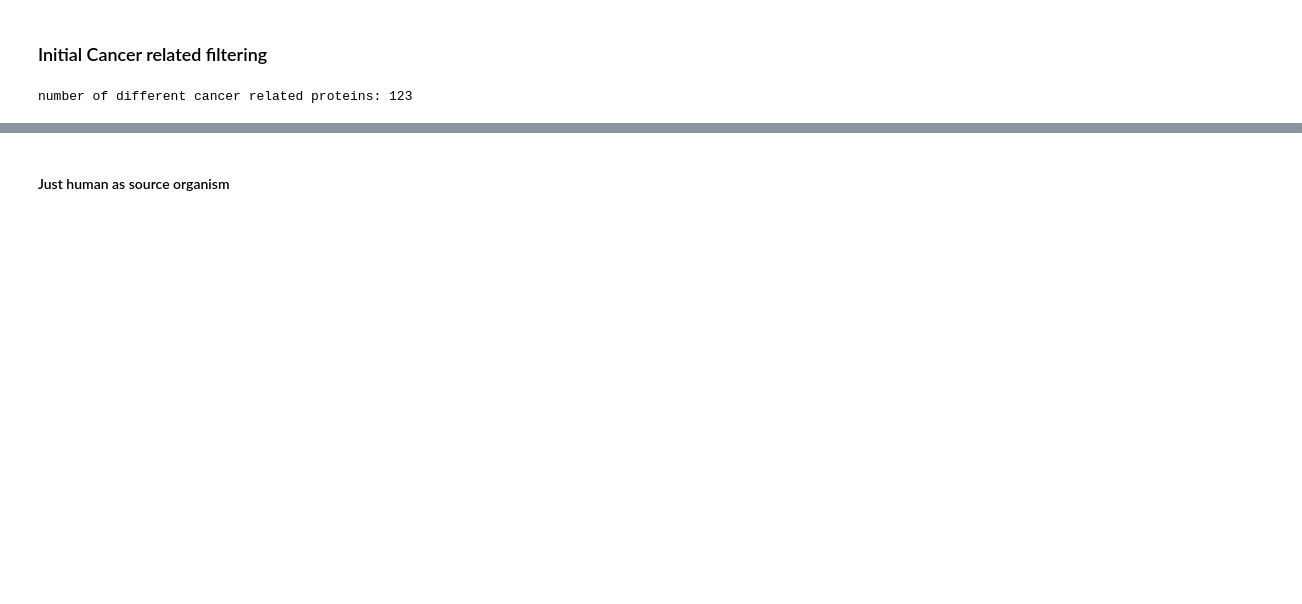
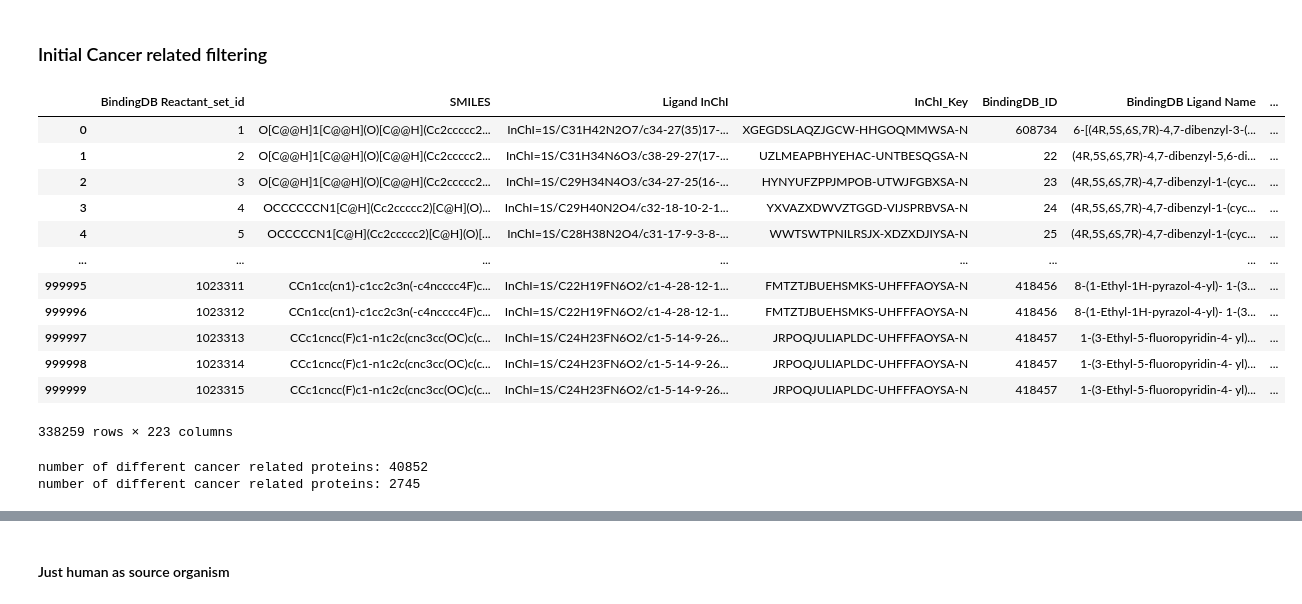
Before and after one commit to matheogodenzi/HyperBabbage, a Jupyter notebook: ADA_project_preprocessing_NEW.ipynb, the cells around one changed output, grey strips where cells are left out. Cells and saved outputs as stored; diff of their text form; code cells hidden in the pictures; blank space fills up the shorter version.

```diff
--- a/ADA_project_preprocessing_NEW.ipynb
+++ b/ADA_project_preprocessing_NEW.ipynb
@@ -126,5 +180,26 @@ filtered_df_with_target_name = merged_df[merged_df[["Target Name", "UniProt (Swi
+# %%
+filtered_df
+# %% [output]
+|  | BindingDB Reactant_set_id | SMILES | Ligand InChI | InChI_Key | BindingDB_ID | BindingDB Ligand Name | ... |
+| 0 | 1 | O[C@@H]1[C@@H](O)[C@@H](Cc2ccccc2... | InChI=1S/C31H42N2O7/c34-27(35)17-... | XGEGDSLAQZJGCW-HHGOQMMWSA-N | 608734 | 6-[(4R,5S,6S,7R)-4,7-dibenzyl-3-(... | ... |
+| 1 | 2 | O[C@@H]1[C@@H](O)[C@@H](Cc2ccccc2... | InChI=1S/C31H34N6O3/c38-29-27(17-... | UZLMEAPBHYEHAC-UNTBESQGSA-N | 22 | (4R,5S,6S,7R)-4,7-dibenzyl-5,6-di... | ... |
+| 2 | 3 | O[C@@H]1[C@@H](O)[C@@H](Cc2ccccc2... | InChI=1S/C29H34N4O3/c34-27-25(16-... | HYNYUFZPPJMPOB-UTWJFGBXSA-N | 23 | (4R,5S,6S,7R)-4,7-dibenzyl-1-(cyc... | ... |
+| 3 | 4 | OCCCCCCN1[C@H](Cc2ccccc2)[C@H](O)... | InChI=1S/C29H40N2O4/c32-18-10-2-1... | YXVAZXDWVZTGGD-VIJSPRBVSA-N | 24 | (4R,5S,6S,7R)-4,7-dibenzyl-1-(cyc... | ... |
+| 4 | 5 | OCCCCCN1[C@H](Cc2ccccc2)[C@H](O)[... | InChI=1S/C28H38N2O4/c31-17-9-3-8-... | WWTSWTPNILRSJX-XDZXDJIYSA-N | 25 | (4R,5S,6S,7R)-4,7-dibenzyl-1-(cyc... | ... |
+| ... | ... | ... | ... | ... | ... | ... | ... |
+| 999995 | 1023311 | CCn1cc(cn1)-c1cc2c3n(-c4ncccc4F)c... | InChI=1S/C22H19FN6O2/c1-4-28-12-1... | FMTZTJBUEHSMKS-UHFFFAOYSA-N | 418456 | 8-(1-Ethyl-1H-pyrazol-4-yl)- 1-(3... | ... |
+| 999996 | 1023312 | CCn1cc(cn1)-c1cc2c3n(-c4ncccc4F)c... | InChI=1S/C22H19FN6O2/c1-4-28-12-1... | FMTZTJBUEHSMKS-UHFFFAOYSA-N | 418456 | 8-(1-Ethyl-1H-pyrazol-4-yl)- 1-(3... | ... |
+| 999997 | 1023313 | CCc1cncc(F)c1-n1c2c(cnc3cc(OC)c(c... | InChI=1S/C24H23FN6O2/c1-5-14-9-26... | JRPOQJULIAPLDC-UHFFFAOYSA-N | 418457 | 1-(3-Ethyl-5-fluoropyridin-4- yl)... | ... |
+| 999998 | 1023314 | CCc1cncc(F)c1-n1c2c(cnc3cc(OC)c(c... | InChI=1S/C24H23FN6O2/c1-5-14-9-26... | JRPOQJULIAPLDC-UHFFFAOYSA-N | 418457 | 1-(3-Ethyl-5-fluoropyridin-4- yl)... | ... |
+| 999999 | 1023315 | CCc1cncc(F)c1-n1c2c(cnc3cc(OC)c(c... | InChI=1S/C24H23FN6O2/c1-5-14-9-26... | JRPOQJULIAPLDC-UHFFFAOYSA-N | 418457 | 1-(3-Ethyl-5-fluoropyridin-4- yl)... | ... |
+338259 rows × 223 columns
 # %%
 unique_cancer_related_proteins = filtered_df_with_target_name["Target Name"].unique()
-print(f"number of different cancer related proteins: {len(unique_cancer_related_proteins)}")
+unique_cancer_related_proteins_mathis = filtered_df["Target Name"].unique()
+
+
+print(f"number of different cancer related proteins: {len(filtered_df_with_target_name)}")
+print(f"number of different cancer related proteins: {len(unique_cancer_related_proteins_mathis)}")
 # %% [output]
-number of different cancer related proteins: 123
+number of different cancer related proteins: 40852
+number of different cancer related proteins: 2745
```
Also changed, not shown: parts of 27 cells of this notebook.
